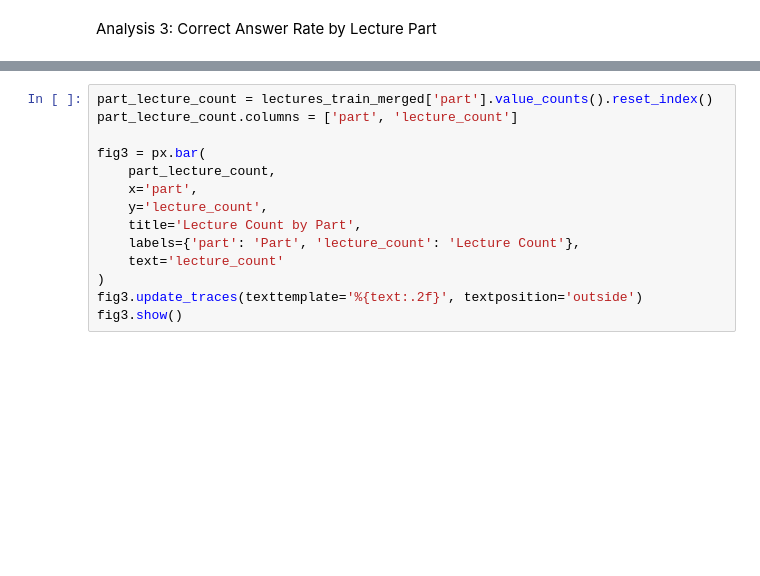
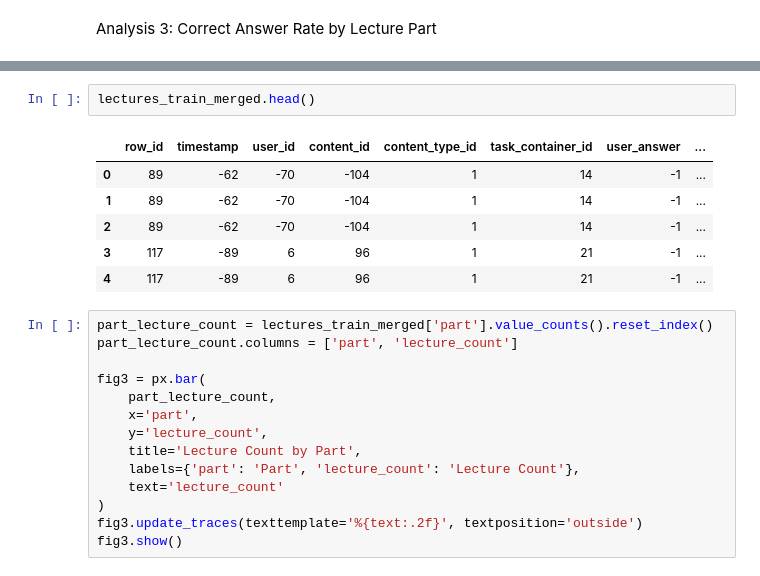
Before and after one commit to Katrin-Pochtar/Masters, a Jupyter notebook: Semester_1/Python/HW3.ipynb, the cells around one changed output, grey strips where cells are left out. Cells and saved outputs as stored; diff of their text form; blank space fills up the shorter version.

```diff
--- a/Semester_1/Python/HW3.ipynb
+++ b/Semester_1/Python/HW3.ipynb
@@ -258,3 +298,12 @@ Analysis 3: Correct Answer Rate by Lecture Part
+# %%
+lectures_train_merged.head()
+# %% [output]
+|  | row_id | timestamp | user_id | content_id | content_type_id | task_container_id | user_answer | ... |
+| 0 | 89 | -62 | -70 | -104 | 1 | 14 | -1 | ... |
+| 1 | 89 | -62 | -70 | -104 | 1 | 14 | -1 | ... |
+| 2 | 89 | -62 | -70 | -104 | 1 | 14 | -1 | ... |
+| 3 | 117 | -89 | 6 | 96 | 1 | 21 | -1 | ... |
+| 4 | 117 | -89 | 6 | 96 | 1 | 21 | -1 | ... |
 # %%
 part_lecture_count = lectures_train_merged['part'].value_counts().reset_index()
 part_lecture_count.columns = ['part', 'lecture_count']
```
Also changed, not shown: parts of 36 cells of this notebook.
